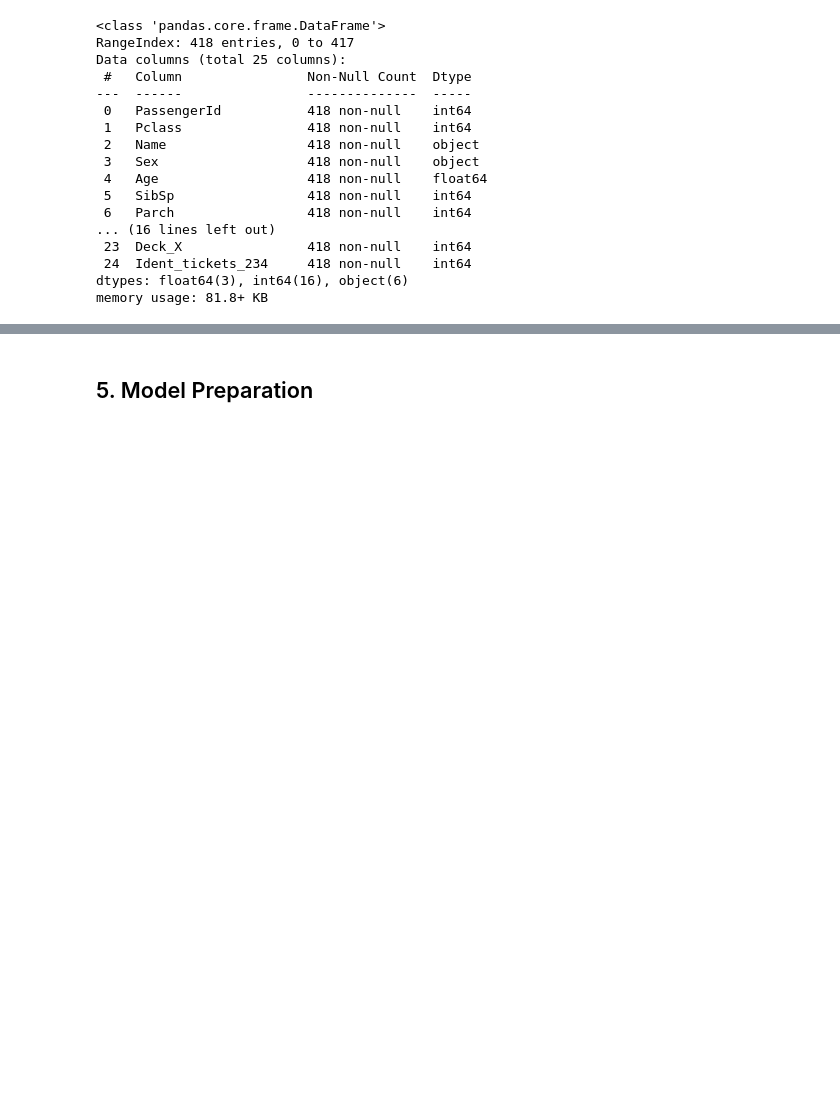
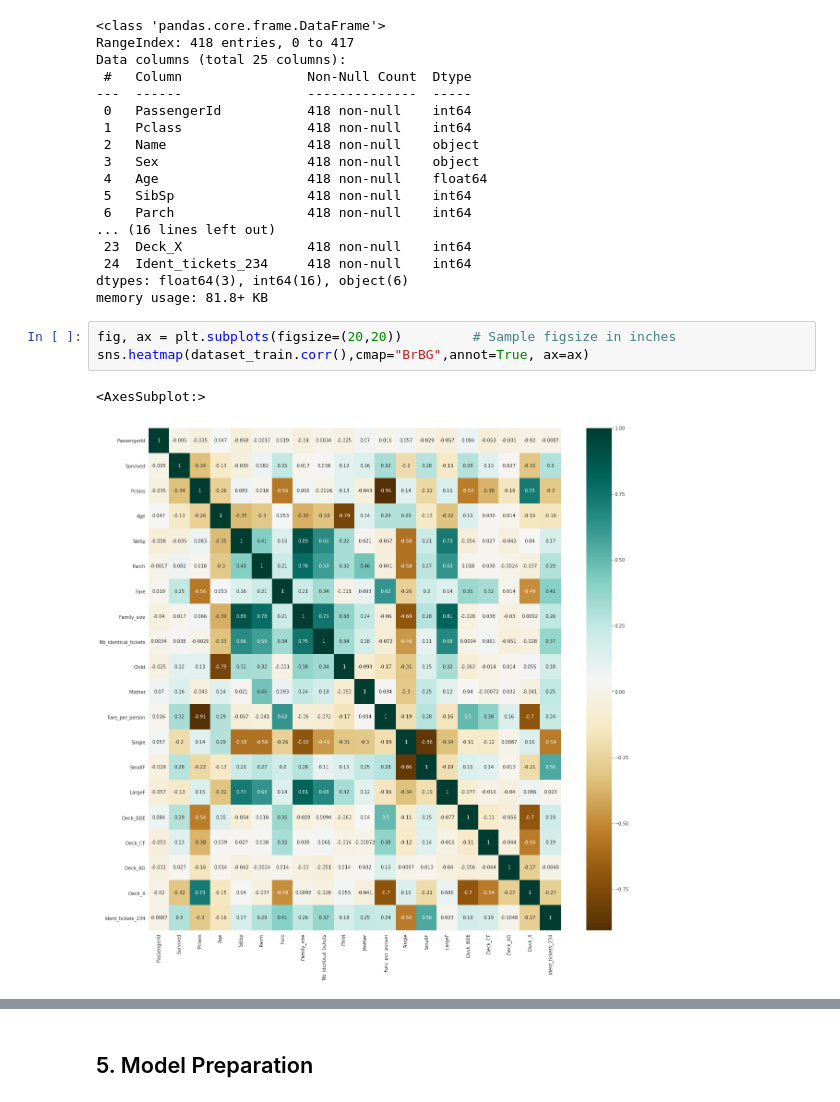
Before and after one commit to max-lutz/Kaggle_competitions, a Jupyter notebook: titanic-full-eda-ml-workflow.ipynb, the cells around one changed output, grey strips where cells are left out. Cells and saved outputs as stored; diff of their text form; blank space fills up the shorter version.

```diff
--- a/titanic-full-eda-ml-workflow.ipynb
+++ b/titanic-full-eda-ml-workflow.ipynb
@@ -701,4 +702,10 @@ Data columns (total 25 columns):
  24  Ident_tickets_234     418 non-null    int64
 dtypes: float64(3), int64(16), object(6)
 memory usage: 81.8+ KB
+# %%
+fig, ax = plt.subplots(figsize=(20,20))         # Sample figsize in inches
+sns.heatmap(dataset_train.corr(),cmap="BrBG",annot=True, ax=ax)
+# %% [output]
+<AxesSubplot:>
+[figure, added]
 # %%
```
Also changed, not shown: parts of 13 cells of this notebook.
